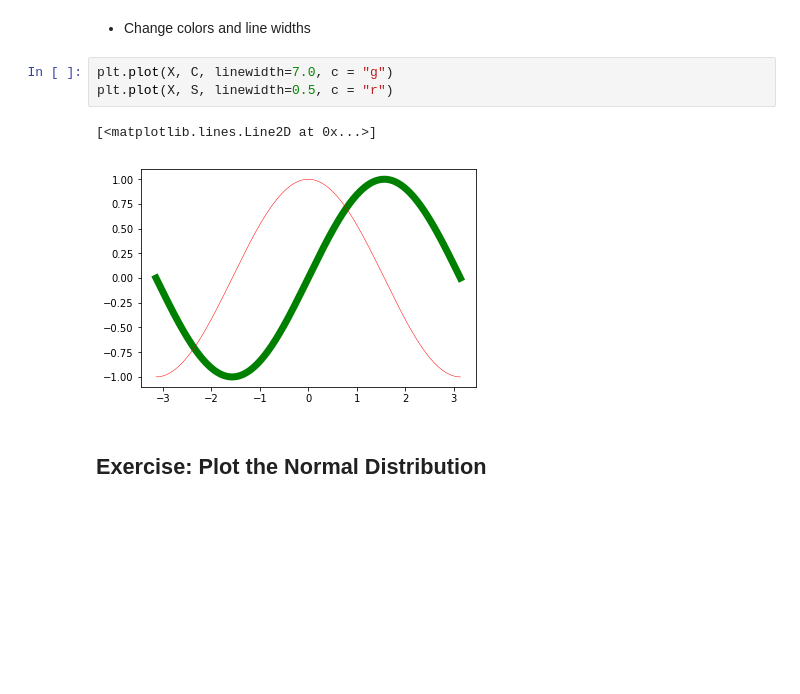
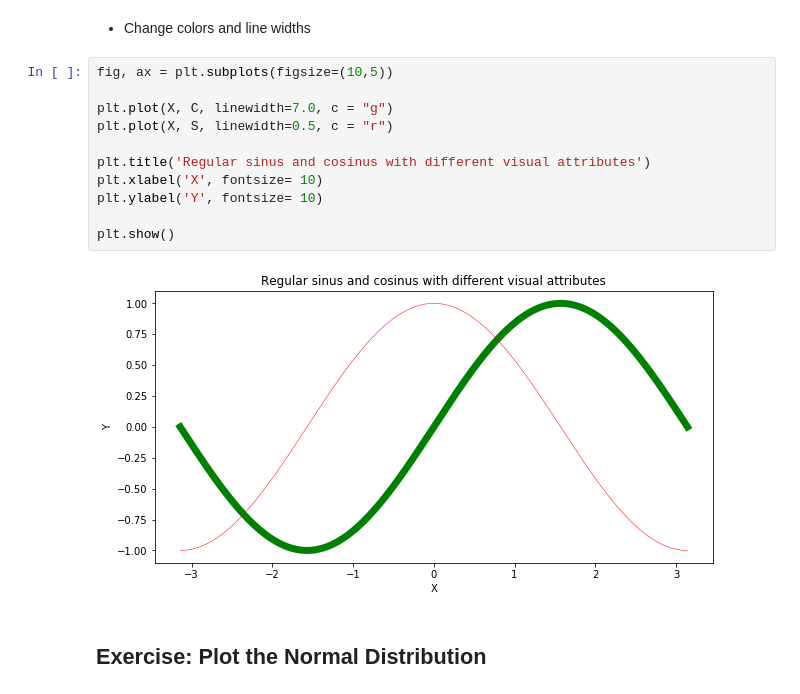
Before and after one commit to TrisKast/DataScience-Bioinformatics, a Jupyter notebook: notebooks/Day1_Visualization.ipynb, the cells around one changed output. Cells and saved outputs as stored; diff of their text form; blank space fills up the shorter version.

```diff
--- a/notebooks/Day1_Visualization.ipynb
+++ b/notebooks/Day1_Visualization.ipynb
@@ -58,11 +66,18 @@ plt.plot(X, S)
 # %% [markdown]
 - Change colors and line widths
 # %%
+fig, ax = plt.subplots(figsize=(10,5))
+
 plt.plot(X, C, linewidth=7.0, c = "g")
 plt.plot(X, S, linewidth=0.5, c = "r")
+
+plt.title('Regular sinus and cosinus with different visual attributes')
+plt.xlabel('X', fontsize= 10)
+plt.ylabel('Y', fontsize= 10)
+
+plt.show()
 # %% [output]
-[<matplotlib.lines.Line2D at 0x...>]
-[figure, old version]
+[figure, new version]
 # %% [markdown]
 ## Exercise: Plot the Normal Distribution
 # %% [markdown]
```
Also changed, not shown: parts of 8 cells of this notebook, 15 other files.
